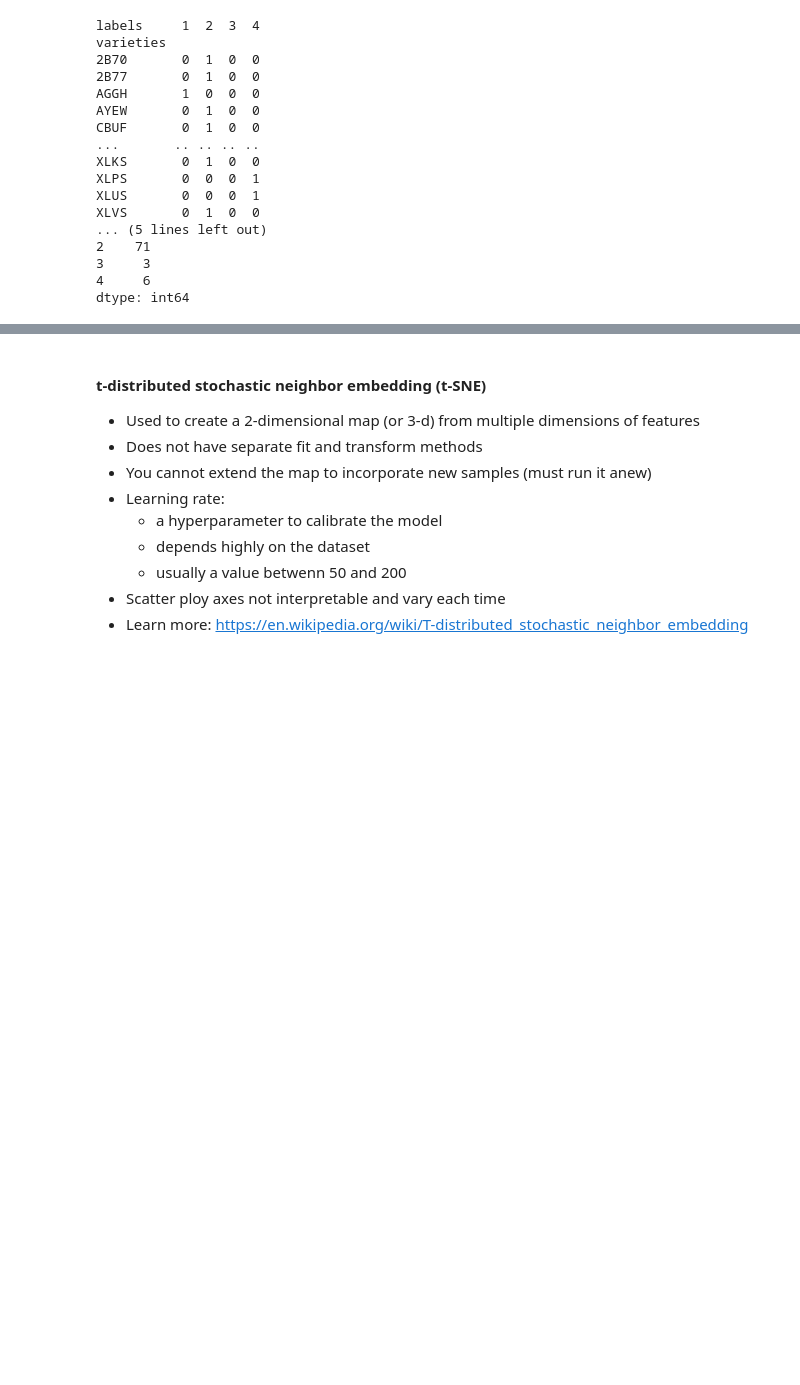
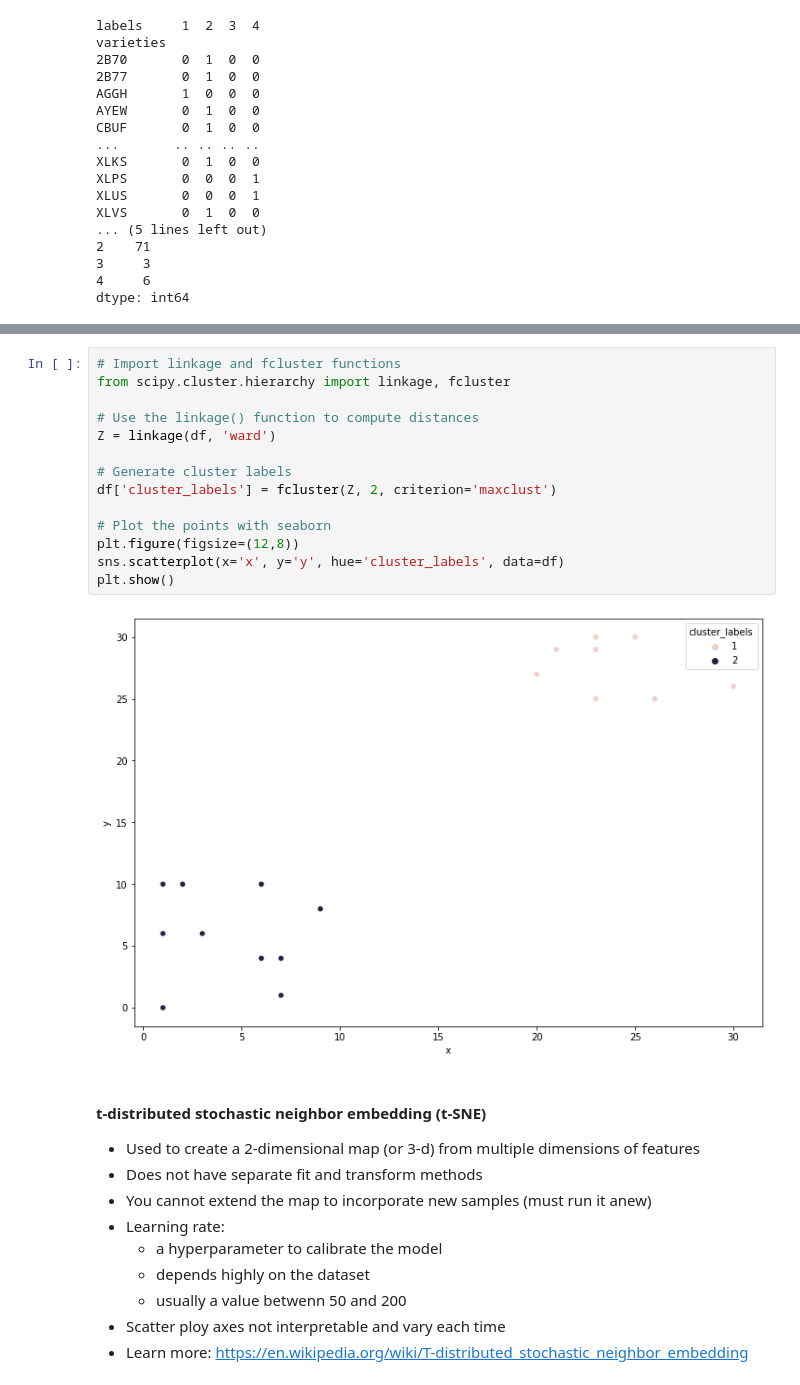
Before and after one commit to bearloop/learning-resources, a Jupyter notebook: ml/07_clustering.ipynb, the cells around one changed output, grey strips where cells are left out. Saved outputs shown, nothing was run; the diff lists cells and outputs as text; blank space fills up the shorter version.

```diff
--- a/ml/07_clustering.ipynb
+++ b/ml/07_clustering.ipynb
@@ -304,3 +358,19 @@ dtype: int64
+# %%
+# Import linkage and fcluster functions
+from scipy.cluster.hierarchy import linkage, fcluster
+
+# Use the linkage() function to compute distances
+Z = linkage(df, 'ward')
+
+# Generate cluster labels
+df['cluster_labels'] = fcluster(Z, 2, criterion='maxclust')
+
+# Plot the points with seaborn
+plt.figure(figsize=(12,8))
+sns.scatterplot(x='x', y='y', hue='cluster_labels', data=df)
+plt.show()
+# %% [output]
+[figure, added]
 # %% [markdown]
 #### t-distributed stochastic neighbor embedding (t-SNE)
 
```
Also changed, not shown: parts of 4 cells of this notebook, 1 other file.
